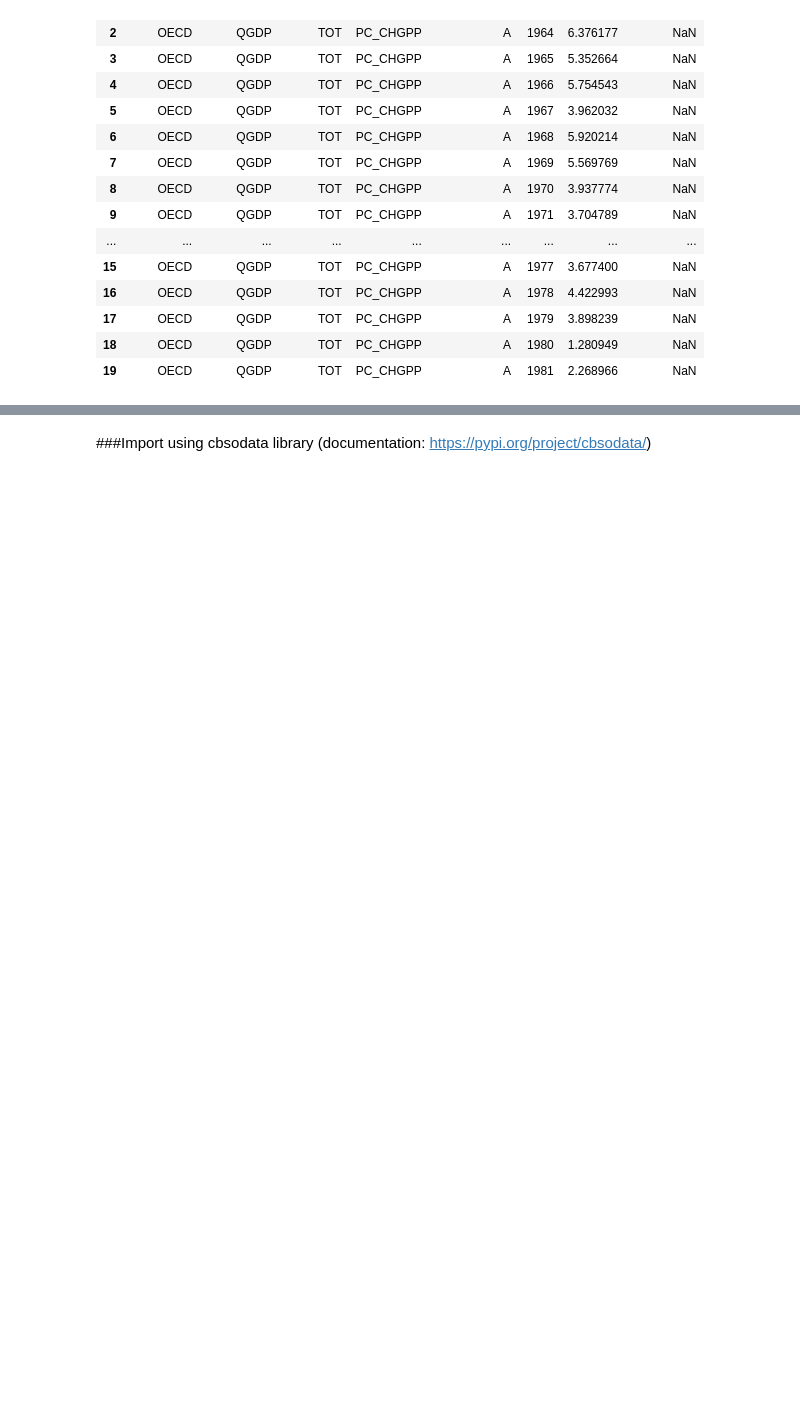
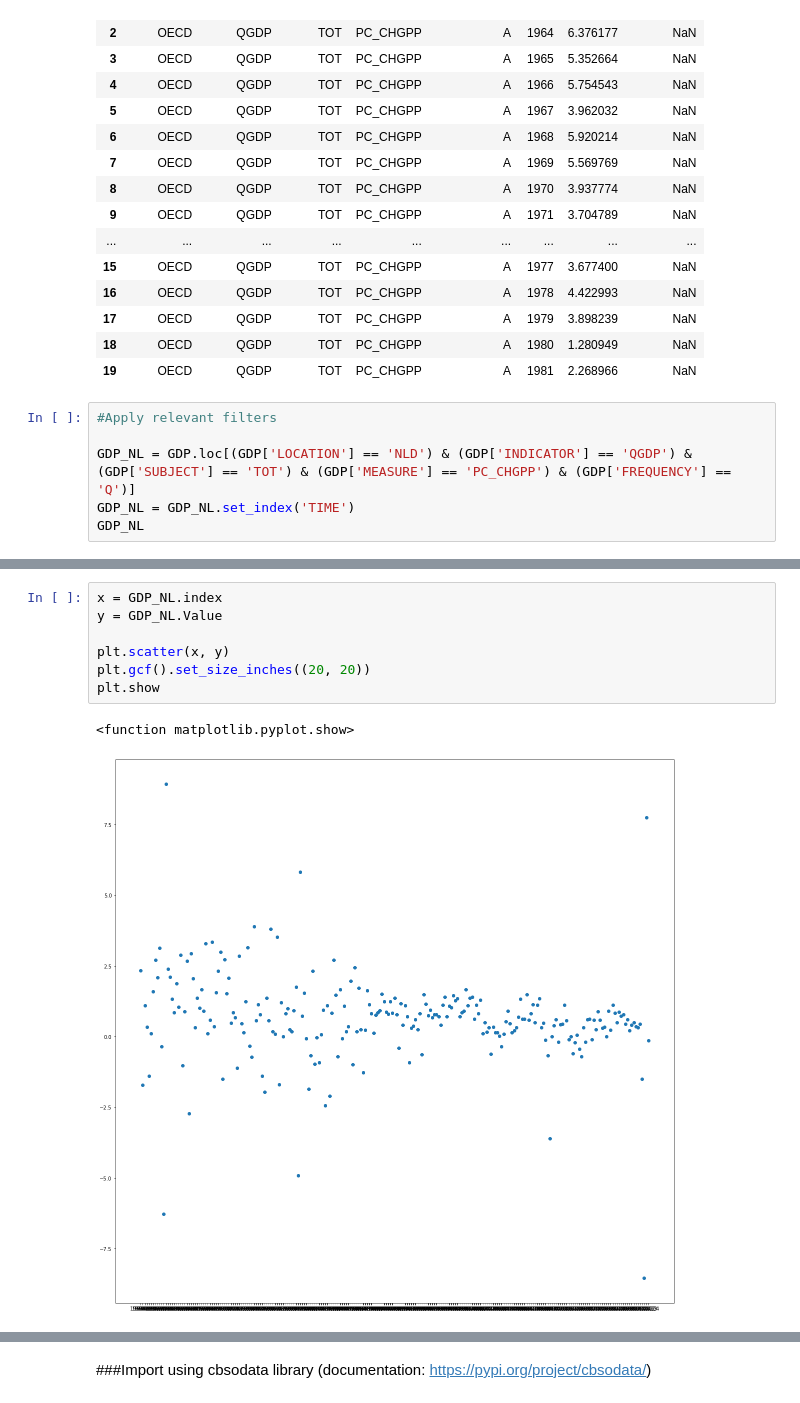
Before and after one commit to dsirtioglu/python, a Jupyter notebook: RR_NL_Energy_Prediction.ipynb, the cells around one changed output, grey strips where cells are left out. Cells and saved outputs as stored; diff of their text form; blank space fills up the shorter version.

```diff
--- a/RR_NL_Energy_Prediction.ipynb
+++ b/RR_NL_Energy_Prediction.ipynb
@@ -324,3 +361,9 @@ GDP.head(20)
 | 17 | OECD | QGDP | TOT | PC_CHGPP | A | 1979 | 3.898239 | NaN |
 | 18 | OECD | QGDP | TOT | PC_CHGPP | A | 1980 | 1.280949 | NaN |
 | 19 | OECD | QGDP | TOT | PC_CHGPP | A | 1981 | 2.268966 | NaN |
+# %%
+#Apply relevant filters
+
+GDP_NL = GDP.loc[(GDP['LOCATION'] == 'NLD') & (GDP['INDICATOR'] == 'QGDP') & (GDP['SUBJECT'] == 'TOT') & (GDP['MEASURE'] == 'PC_CHGPP') & (GDP['FREQUENCY'] == 'Q')]
+GDP_NL = GDP_NL.set_index('TIME')
+GDP_NL
@@ -327,3 +385,13 @@ GDP.head(20)
+# %%
+x = GDP_NL.index
+y = GDP_NL.Value
+
+plt.scatter(x, y)
+plt.gcf().set_size_inches((20, 20))
+plt.show
+# %% [output]
+<function matplotlib.pyplot.show>
+[figure, added]
 # %%
 #Input variable: Population (source: https://data.oecd.org/pop/population.htm#indicator-chart)
 #Population, all countries
```
Also changed, not shown: parts of 10 cells of this notebook.
